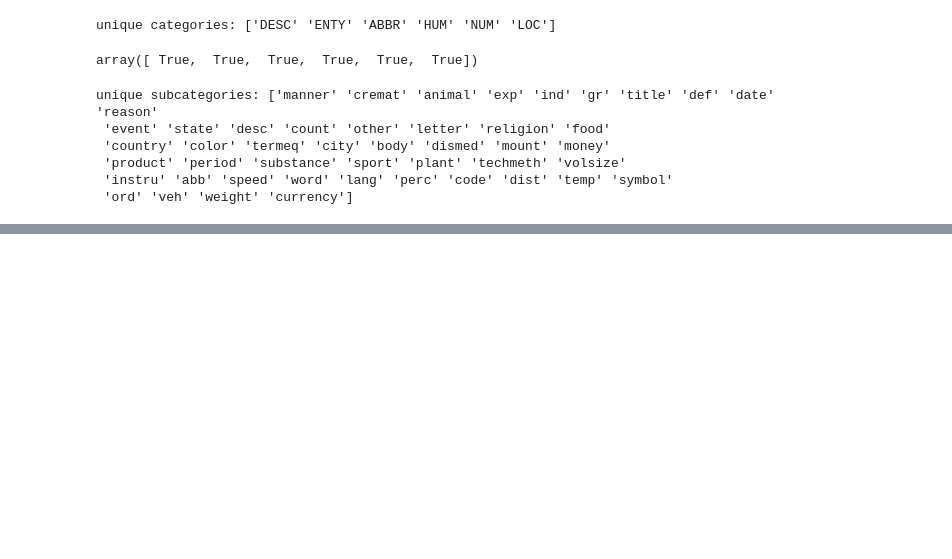
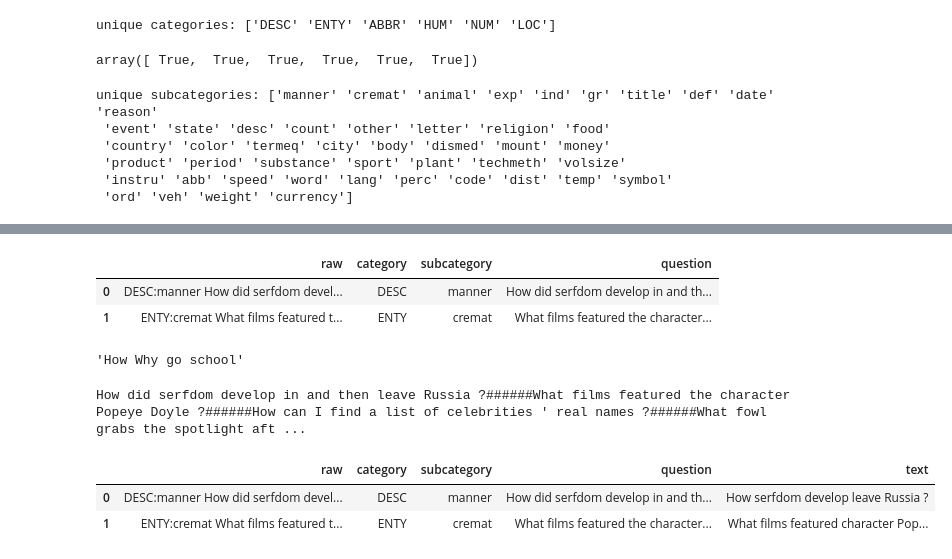
Before and after one commit to michalharakal/aida_question_classification, a Jupyter notebook: eda/eda.ipynb, the cells around one changed output, grey strips where cells are left out. Cells and saved outputs as stored; diff of their text form; code cells hidden in the pictures; blank space fills up the shorter version.

```diff
--- a/eda/eda.ipynb
+++ b/eda/eda.ipynb
@@ -449,0 +389,28 @@ for column in train_question_df.columns:
+# %%
+train_df.head(2)
+# %% [output]
+|  | raw | category | subcategory | question |
+| 0 | DESC:manner How did serfdom devel... | DESC | manner | How did serfdom develop in and th... |
+| 1 | ENTY:cremat What films featured t... | ENTY | cremat | What films featured the character... |
+# %%
+stopword_text('i you what How Why go me how to school')
+#Attention: question words in LOWER case are in stopwords, in UPPER case not !!!
+# %% [output]
+'How Why go school'
+# %%
+# create corpus
+def corpus_func(df):
+    return "######".join(text for text in train_df['question'])
+
+# corpus df_train['text']
+corpus = corpus_func(train_df['question'])
+print(corpus)
+
+# create split-list corpus --> tranfer into DF
+
+def corpus_list(corpus):
+    corpus_list = lambda x: x.split('######')
+#try
+#test = corpus_list(corpus)
+# %% [output]
+How did serfdom develop in and then leave Russia ?######What films featured the character Popeye Doyle ?######How can I find a list of celebrities ' real names ?######What fowl grabs the spotlight aft ...
@@ -449,0 +419,7 @@ for column in train_question_df.columns:
+# %%
+train_df['text'] = text_corpus.split('######')      #text column generated from question deleting stopwords
+train_df.head(2)
+# %% [output]
+|  | raw | category | subcategory | question | text |
+| 0 | DESC:manner How did serfdom devel... | DESC | manner | How did serfdom develop in and th... | How serfdom develop leave Russia ? |
+| 1 | ENTY:cremat What films featured t... | ENTY | cremat | What films featured the character... | What films featured character Pop... |
```
Also changed, not shown: parts of 39 cells of this notebook.
